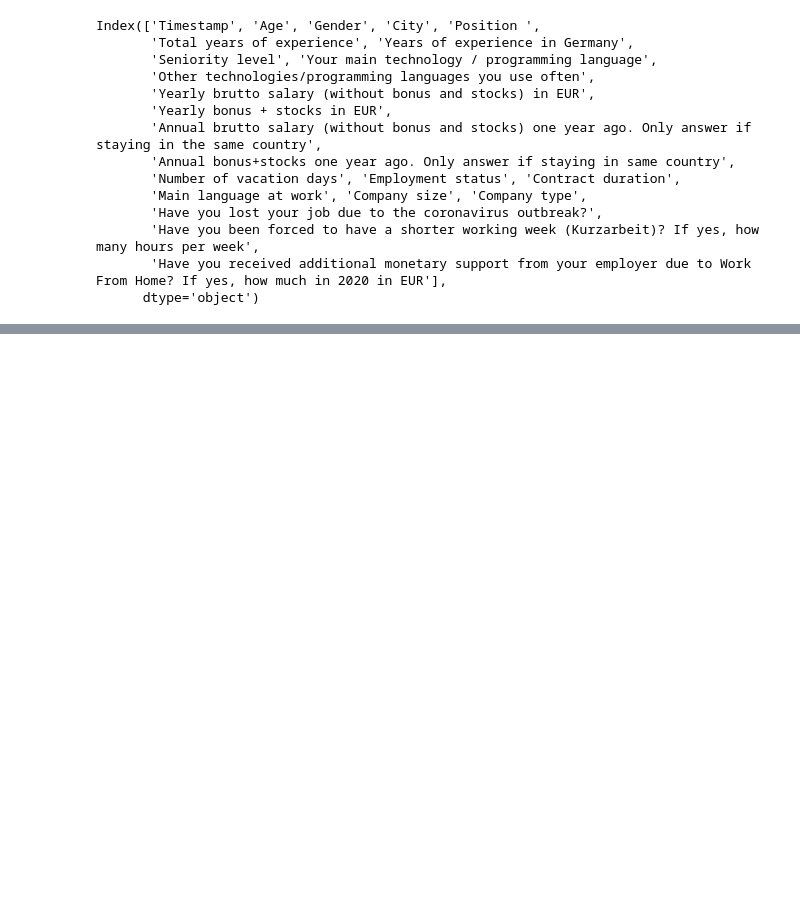
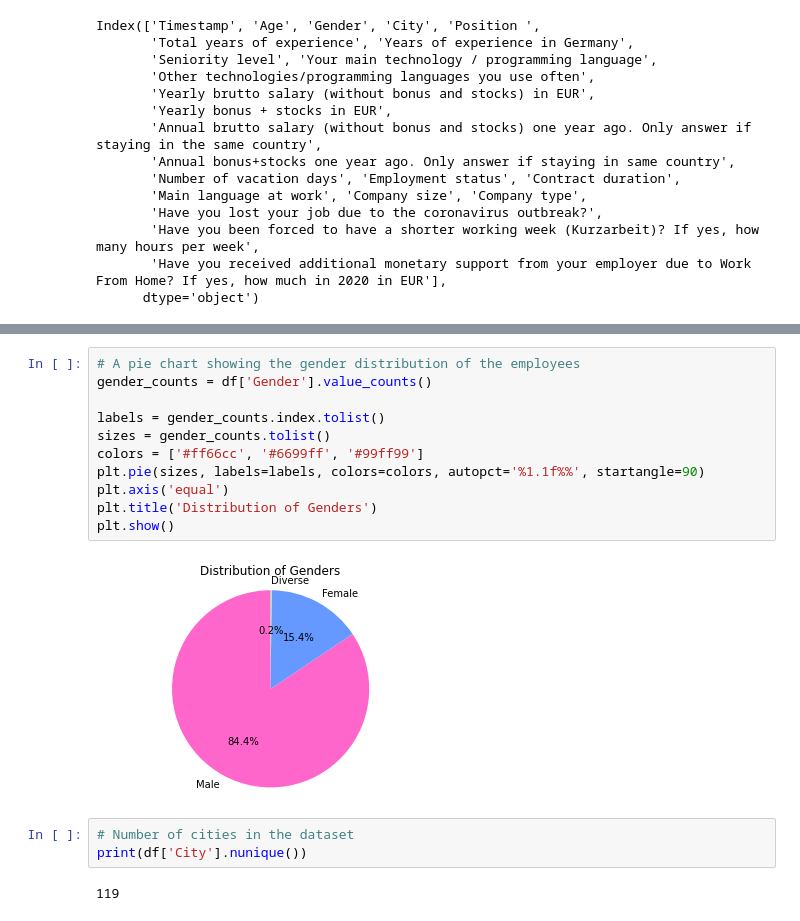
Before and after one commit to ESPersonnel/Lux-Dev-Data-Science, a Jupyter notebook: week-1/EDA-salary-eu.ipynb, the cells around one changed output, grey strips where cells are left out. Saved outputs shown, nothing was run; the diff lists cells and outputs as text; blank space fills up the shorter version.

```diff
--- a/week-1/EDA-salary-eu.ipynb
+++ b/week-1/EDA-salary-eu.ipynb
@@ -81,0 +77,18 @@ KeyError: 'Gross_Salary'
+# %%
+# A pie chart showing the gender distribution of the employees
+gender_counts = df['Gender'].value_counts()
+
+labels = gender_counts.index.tolist()
+sizes = gender_counts.tolist()
+colors = ['#ff66cc', '#6699ff', '#99ff99']
+plt.pie(sizes, labels=labels, colors=colors, autopct='%1.1f%%', startangle=90)
+plt.axis('equal')
+plt.title('Distribution of Genders')
+plt.show()
+# %% [output]
+[figure, added]
+# %%
+# Number of cities in the dataset
+print(df['City'].nunique())
+# %% [output]
+119
```
Also changed, not shown: parts of 8 cells of this notebook, 5 other files.
